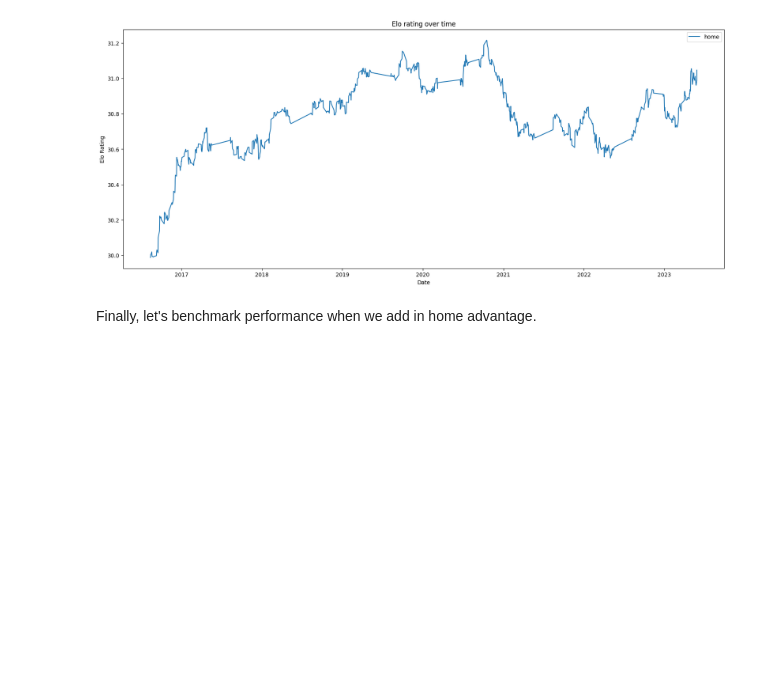
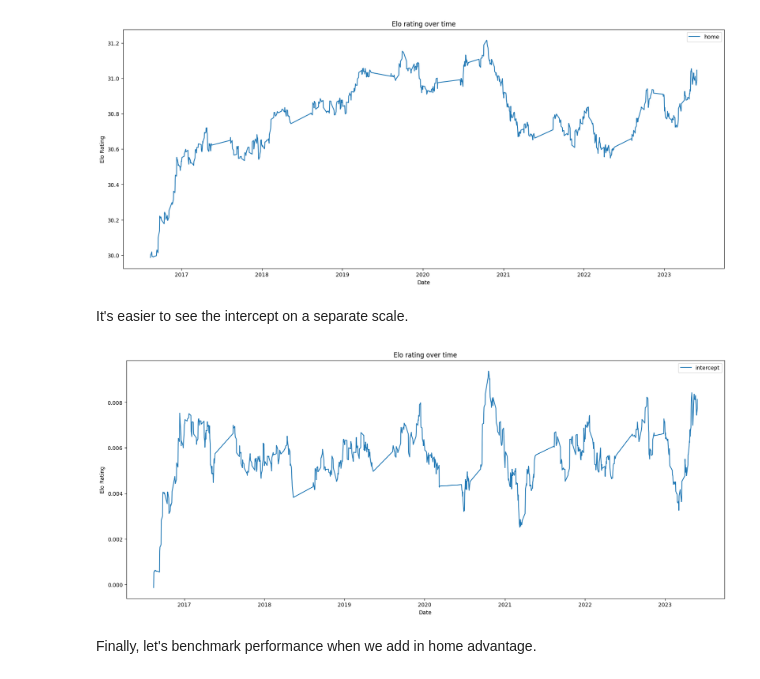
Before and after one commit to cookepm/elo-grad, a Jupyter notebook: examples/football.ipynb, the cells around one changed output. Drawn from its saved outputs; the diff is of its cells as text; code cells hidden in the pictures; blank space fills up the shorter version.

```diff
--- a/examples/football.ipynb
+++ b/examples/football.ipynb
@@ -354,8 +382,8 @@ elo_home = PoissonEloEstimator(
     beta=200,
     k_factor=5,
     default_init_rating=1500,
-    init_ratings=dict(home=(None, 30)),
-    additional_regressors=[Regressor(name='home', k_factor=1e-2)],
+    init_ratings={'intercept': (None, 0), 'home': (None, 30)},
+    additional_regressors=[Regressor(name='intercept', k_factor=1e-4), Regressor(name='home', k_factor=1e-2)],
     track_rating_history=True,
 )
 
@@ -449,6 +477,14 @@ elo_home.plot(['home'], ax=ax)
 plt.show()
 # %% [output]
 [figure]
+# %% [markdown]
+It's easier to see the intercept on a separate scale.
+# %%
+fig, ax = plt.subplots(figsize=(20, 8))
+elo_home.plot(['intercept'], ax=ax)
+plt.show()
+# %% [output]
+[figure, added]
 # %% [markdown]
 Finally, let's benchmark performance when we add in home advantage.
 # %%
```
Also changed, not shown: parts of 12 cells of this notebook, 5 other files.
